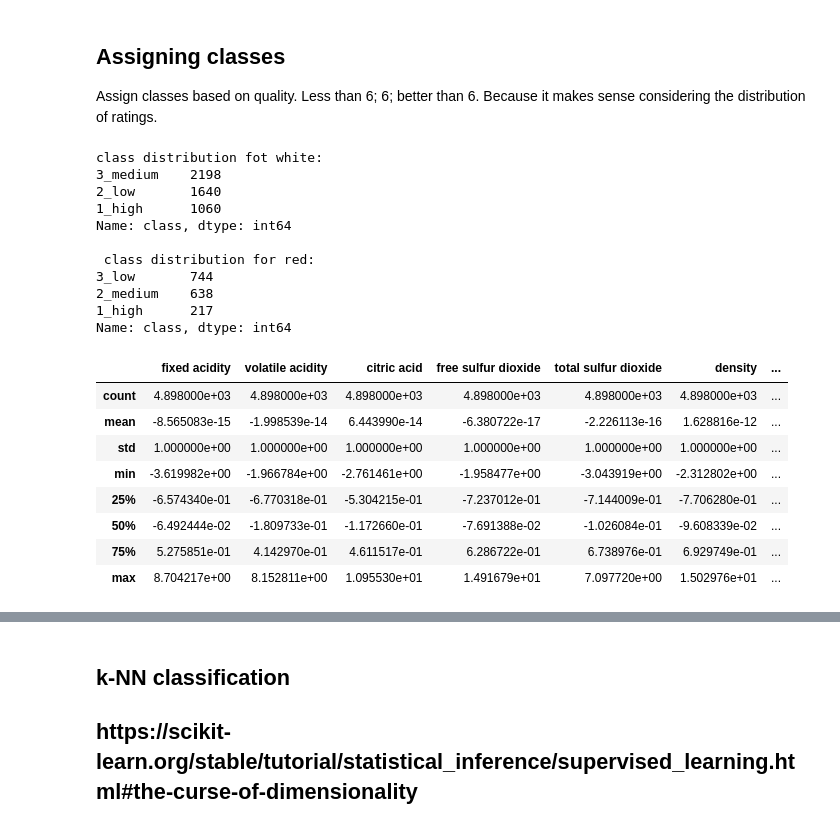
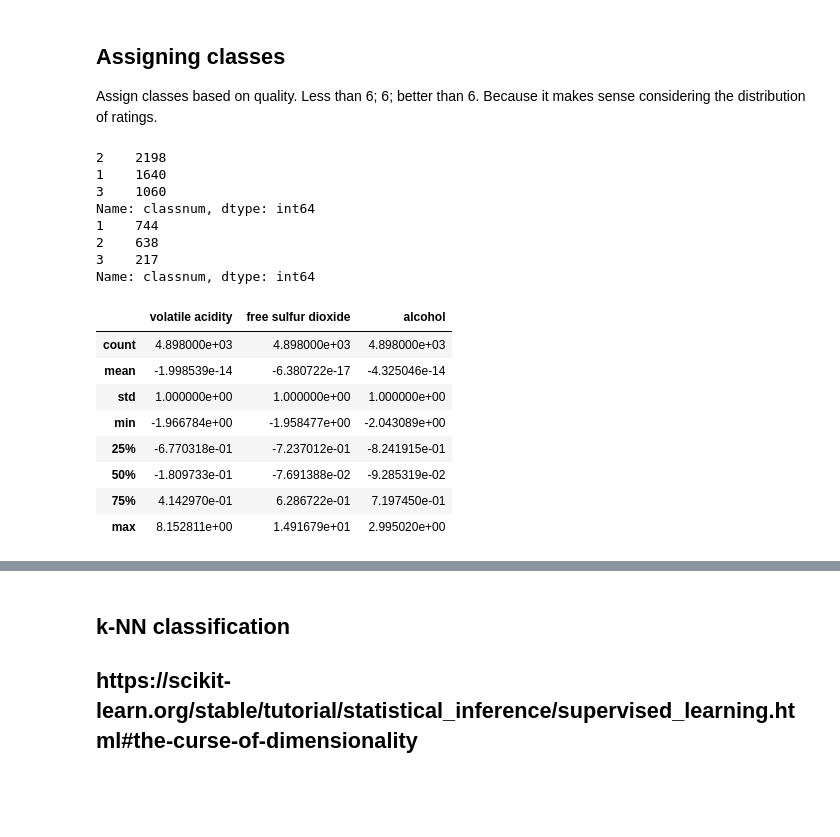
Before and after one commit to GeJulia/wineForTheWin, a Jupyter notebook: Michael-clean.ipynb, the cells around one changed output, grey strips where cells are left out. Cells and saved outputs as stored; diff of their text form; code cells hidden in the pictures; blank space fills up the shorter version.

```diff
--- a/Michael-clean.ipynb
+++ b/Michael-clean.ipynb
@@ -131,56 +137,67 @@ rcorr.style.background_gradient().set_precision(3)
     Assign classes based on quality. Less than 6; 6; better than 6. Because it makes sense considering the distribution of ratings.
 </p>
 # %%
+#Assign classes for white
 conditions = [(white['quality'] < 6),
               (white['quality'] > 6)]
 choices = ['2_low', '1_high']
 white['class'] = np.select(conditions, choices, default = '3_medium')
-
+choices = [1,3]
+white['classnum'] = np.select(conditions, choices, default = 2)
+white_classnum = white['classnum']
+white.drop('classnum',axis=1,inplace=True)
+#Assign classes for red
 conditions = [(red['quality'] < 6),
               (red['quality'] > 6)]
 choices = ['3_low', '1_high']
 red['class'] = np.select(conditions, choices, default = '2_medium')
+choices = [1,3]
+red['classnum'] = np.select(conditions, choices, default = 2)
+red_classnum = red['classnum']
+red.drop('classnum',axis=1,inplace=True)
 
-print('class distribution fot white:')
-print(white['class'].value_counts())
-print('\n class distribution for red:')
-print(red['class'].value_counts())
+#print('class distribution fot white:')
+#print(white['class'].value_counts())
+#print('\n class distribution for red:')
+#print(red['class'].value_counts())
 
 white_norm['class']=white['class']
 red_norm['class']=red['class']
-white_targetclass = white['class']
-red_targetclass = red['class']
+
+white_targetclass = white_classnum
+red_targetclass = red_classnum
+print(white_targetclass.value_counts())
+print(red_targetclass.value_counts())
+#white_targetclass = white['class']
+#red_targetclass = red['class']
 # %% [output]
-class distribution fot white:
-3_medium    2198
-2_low       1640
-1_high      1060
-Name: class, dtype: int64
-
- class distribution for red:
-3_low       744
-2_medium    638
-1_high      217
-Name: class, dtype: int64
+2    2198
+1    1640
+3    1060
+Name: classnum, dtype: int64
+1    744
+2    638
+3    217
+Name: classnum, dtype: int64
 # %%
 white_norm_input = white_norm.drop('class', axis = 1)
 red_norm_input = red_norm.drop('class', axis = 1)
 # %%
 #white_norm.loc[white_norm['class']=='3_high'].describe()
 #white_norm.loc[white_norm['class']=='2_medium'].describe()
 #white_norm.loc[white_norm['class']=='1_low'].describe()
-white_norm_filtered = white_norm_input.drop([residual_sugar,chlorides,ph,sulphates],axis=1)
+white_norm_filtered = white_norm_input.drop([fixed_acidity,sulphates,chlorides,citric_acid,ph,density,total_sulfur_dioxide,residual_sugar],axis=1)
 white_norm_filtered.describe()
 # %% [output]
-|  | fixed acidity | volatile acidity | citric acid | free sulfur dioxide | total sulfur dioxide | density | ... |
-| count | 4.898000e+03 | 4.898000e+03 | 4.898000e+03 | 4.898000e+03 | 4.898000e+03 | 4.898000e+03 | ... |
-| mean | -8.565083e-15 | -1.998539e-14 | 6.443990e-14 | -6.380722e-17 | -2.226113e-16 | 1.628816e-12 | ... |
-| std | 1.000000e+00 | 1.000000e+00 | 1.000000e+00 | 1.000000e+00 | 1.000000e+00 | 1.000000e+00 | ... |
-| min | -3.619982e+00 | -1.966784e+00 | -2.761461e+00 | -1.958477e+00 | -3.043919e+00 | -2.312802e+00 | ... |
-| 25% | -6.574340e-01 | -6.770318e-01 | -5.304215e-01 | -7.237012e-01 | -7.144009e-01 | -7.706280e-01 | ... |
-| 50% | -6.492444e-02 | -1.809733e-01 | -1.172660e-01 | -7.691388e-02 | -1.026084e-01 | -9.608339e-02 | ... |
-| 75% | 5.275851e-01 | 4.142970e-01 | 4.611517e-01 | 6.286722e-01 | 6.738976e-01 | 6.929749e-01 | ... |
-| max | 8.704217e+00 | 8.152811e+00 | 1.095530e+01 | 1.491679e+01 | 7.097720e+00 | 1.502976e+01 | ... |
+|  | volatile acidity | free sulfur dioxide | alcohol |
+| count | 4.898000e+03 | 4.898000e+03 | 4.898000e+03 |
+| mean | -1.998539e-14 | -6.380722e-17 | -4.325046e-14 |
+| std | 1.000000e+00 | 1.000000e+00 | 1.000000e+00 |
+| min | -1.966784e+00 | -1.958477e+00 | -2.043089e+00 |
+| 25% | -6.770318e-01 | -7.237012e-01 | -8.241915e-01 |
+| 50% | -1.809733e-01 | -7.691388e-02 | -9.285319e-02 |
+| 75% | 4.142970e-01 | 6.286722e-01 | 7.197450e-01 |
+| max | 8.152811e+00 | 1.491679e+01 | 2.995020e+00 |
 # %%
 #red_norm.loc[red_norm['class']=='3_high'].describe()
 #red_norm.loc[red_norm['class']=='2_medium'].describe()
```
Also changed, not shown: parts of 35 cells of this notebook.
